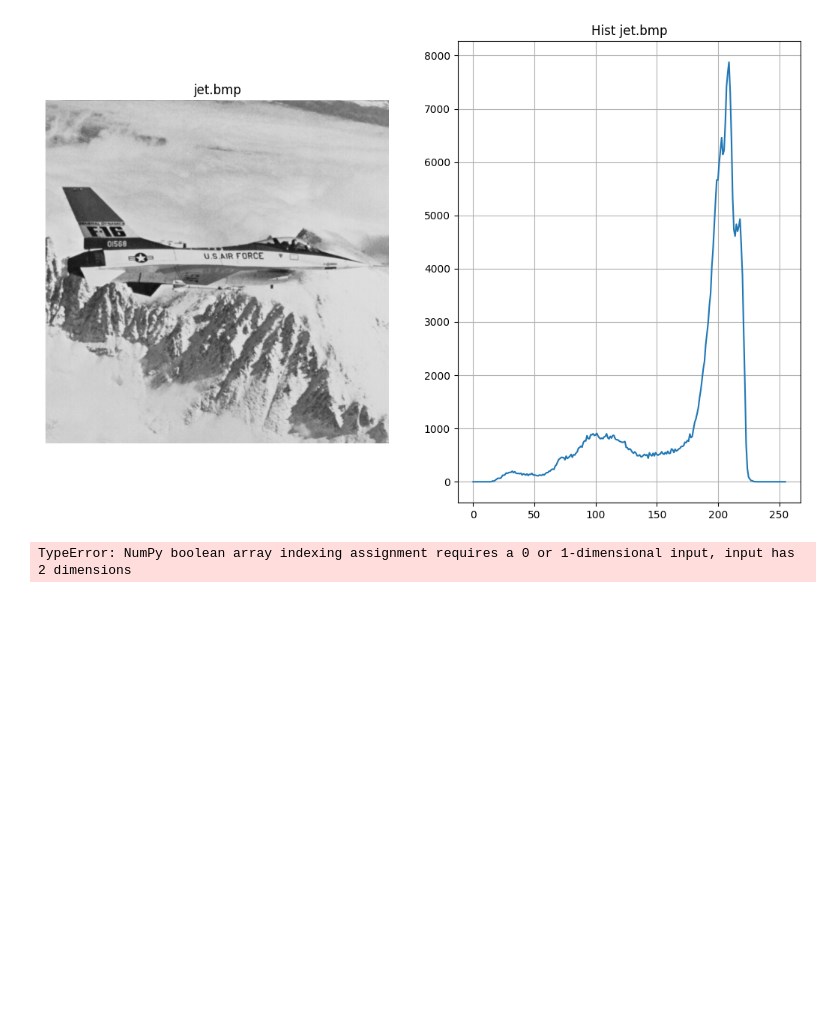
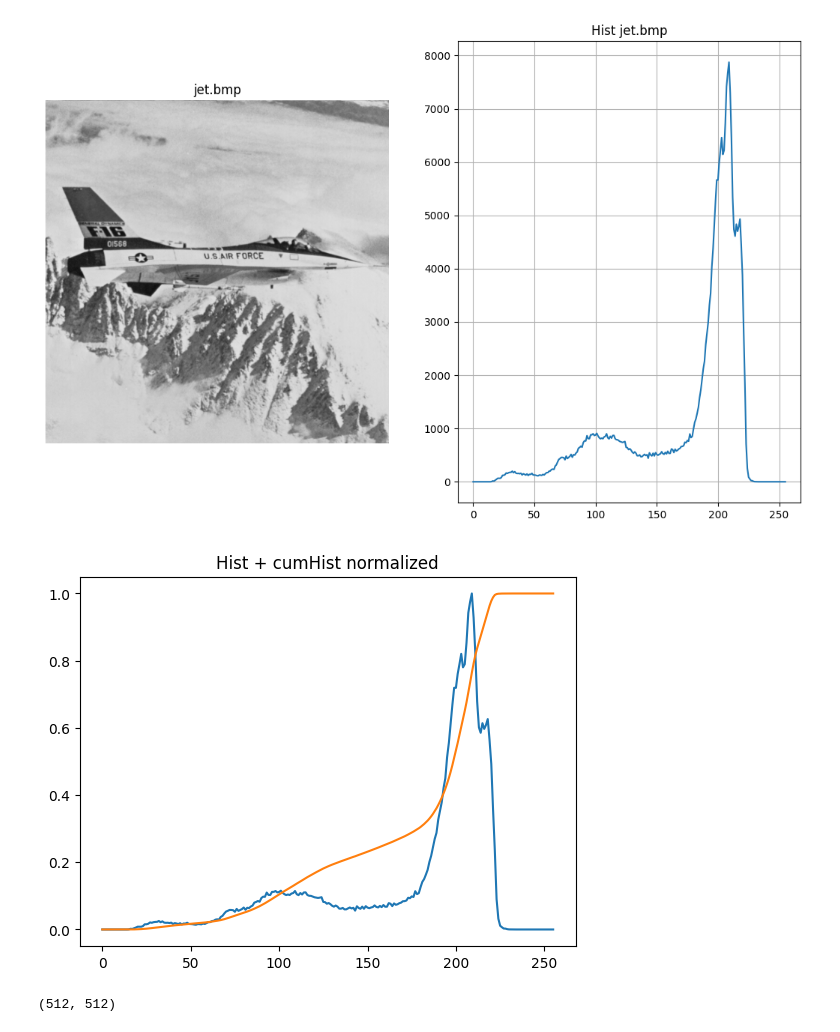
Before and after one commit to pawlowiczf/Digital-image-processing, a Jupyter notebook: lab03/03_histogram_hw.ipynb, the cells around one changed output. Saved outputs shown, nothing was run; the diff lists cells and outputs as text; code cells hidden in the pictures; blank space fills up the shorter version.

```diff
--- a/lab03/03_histogram_hw.ipynb
+++ b/lab03/03_histogram_hw.ipynb
@@ -66,8 +66,10 @@ def showImageGray(ax, image, title):
 def showCumHistPlt(ax, image, title):
     hist = cv2.calcHist([image], [0], None, [256], [0, 256])
     cumHist = hist.cumsum()
-    ax.plot(cumHist)
-    return cumHist
+    ax.title(title)
+    ax.plot(hist / np.max(hist))
+    ax.plot(cumHist / np.max(cumHist))
+
 #
 def showHistGrayPlt(ax, image, title):
     hist = cv2.calcHist([image], [0], None, [256], [0, 256])
@@ -108,31 +110,18 @@ def showImageColor(ax, image, title):
 
 clahe = createCLAHE(5, 5, 5)
 # %%
-jetImage = cv2.imread('jet.bmp')
+jet = cv2.imread('jet.bmp', cv2.IMREAD_GRAYSCALE)
 _, axs = plt.subplots(1, 2, figsize=(13, 8))
 
-showImageGray(axs[0], jetImage, "jet.bmp")
-showHistGray(axs[1], jetImage, "Hist jet.bmp")
+showImageGray(axs[0], jet, "jet.bmp")
+showHistGray(axs[1], jet, "Hist jet.bmp")
 # %% [output]
 [figure]
-# %%
-jet = cv2.cvtColor(jetImage, cv2.COLOR_BGR2GRAY)
-
-averageV = np.mean(jet)
-
-darkMask = jet < averageV
-brightMask = jet >= averageV
-
-darkJet = jet[darkMask]
-brightJet = jet[brightMask]
-
-
-equalizeDarkJet = cv2.equalizeHist(darkJet.astype(np.uint8))
-equalizeBrightJet = cv2.equalizeHist(brightJet.astype(np.uint8))
-
-resultJet = np.copy(jet)
-
-resultJet[darkMask] = equalizeDarkJet
-resultJet[brightMask] = equalizeBrightJet
-# %% [output]
-TypeError: NumPy boolean array indexing assignment requires a 0 or 1-dimensional input, input has 2 dimensions
+# %%
+showCumHistPlt(plt, jet, "Hist + cumHist normalized")
+# %% [output]
+[figure, added]
+# %%
+jet.shape
+# %% [output]
+(512, 512)
```
Also changed, not shown: parts of 4 cells of this notebook, 31 other files.
